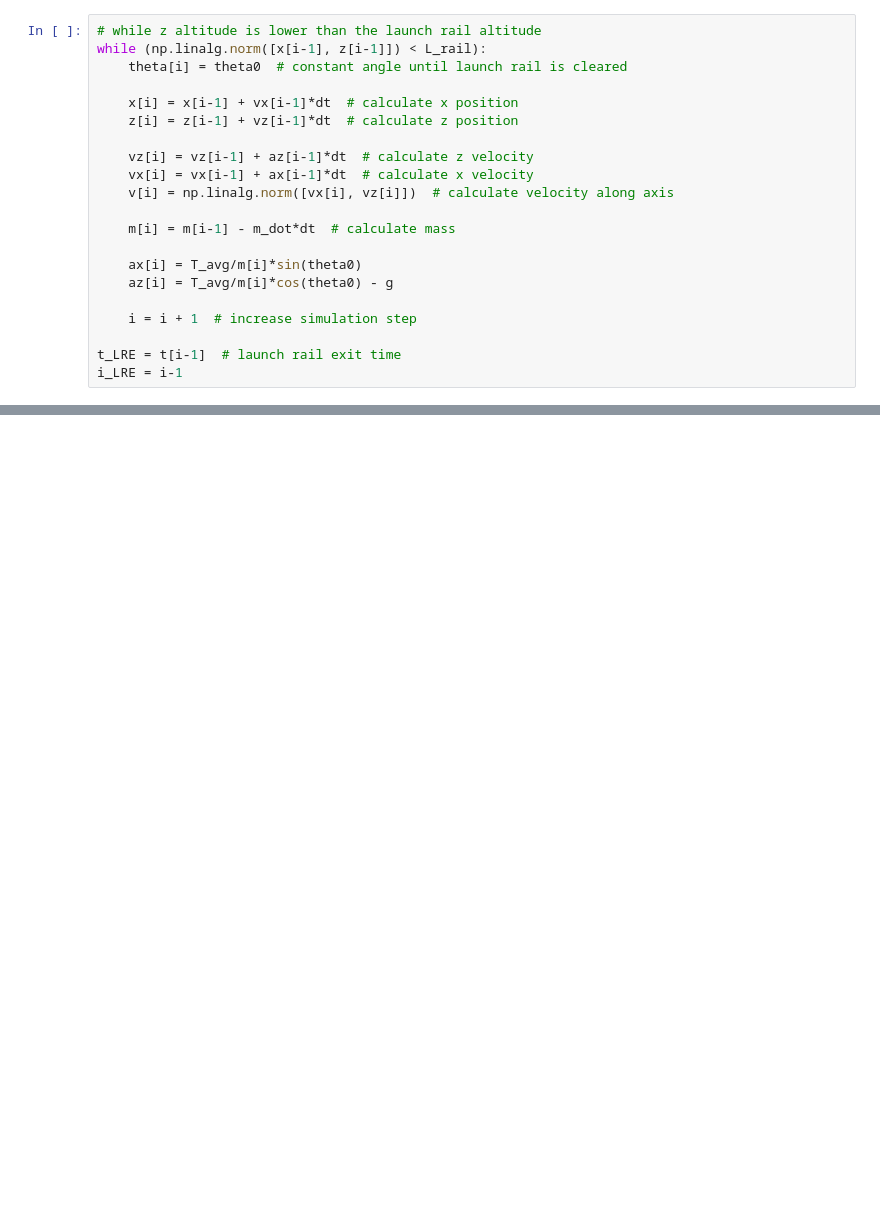
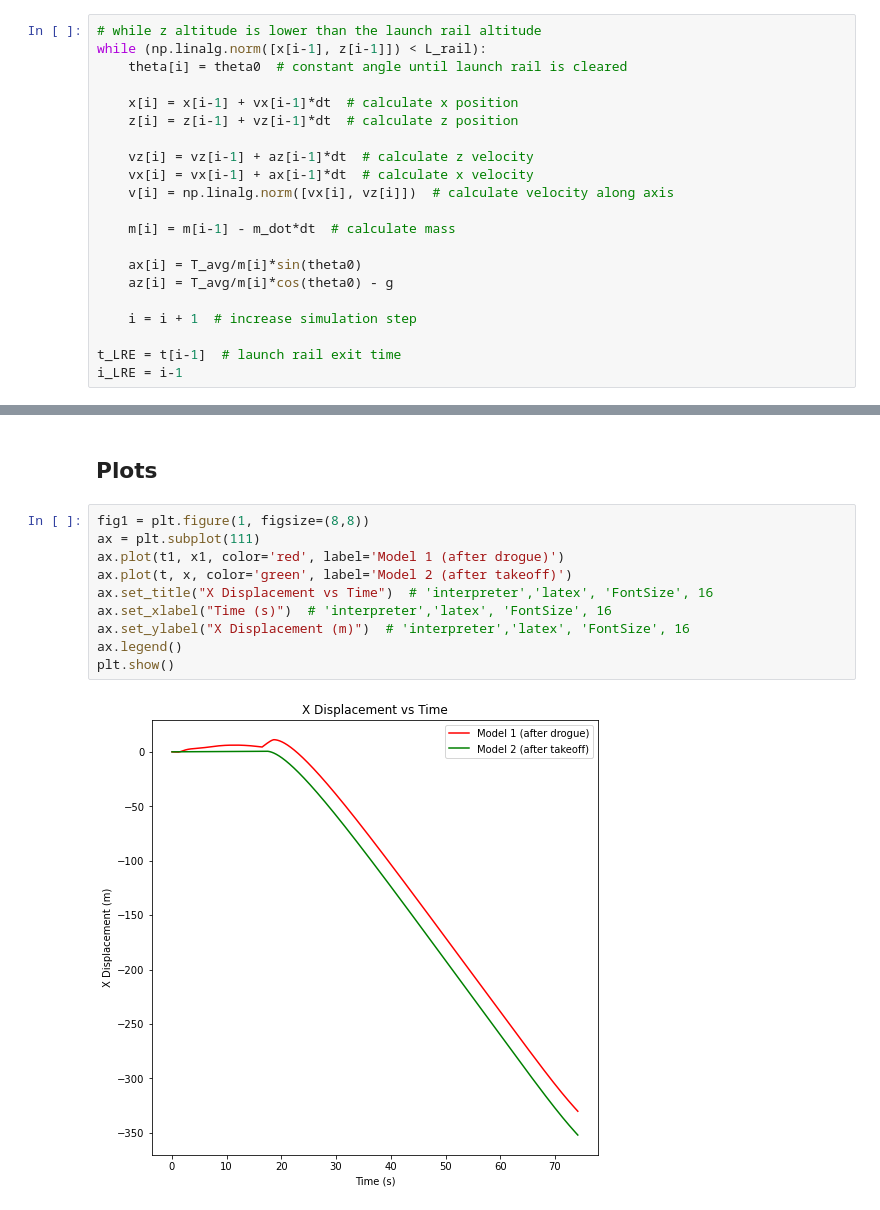
Before and after one commit to VADL-2022/IMU_VV, a Jupyter notebook: 03_Path_Recon/MATLAB_to_Python.ipynb, the cells around one changed output, grey strips where cells are left out. Cells and saved outputs as stored; diff of their text form; blank space fills up the shorter version.

```diff
--- a/03_Path_Recon/MATLAB_to_Python.ipynb
+++ b/03_Path_Recon/MATLAB_to_Python.ipynb
@@ -388,0 +385,14 @@ numpy.ndarray
+# %% [markdown]
+## Plots
+# %%
+fig1 = plt.figure(1, figsize=(8,8))
+ax = plt.subplot(111)
+ax.plot(t1, x1, color='red', label='Model 1 (after drogue)')
+ax.plot(t, x, color='green', label='Model 2 (after takeoff)')
+ax.set_title("X Displacement vs Time")  # 'interpreter','latex', 'FontSize', 16
+ax.set_xlabel("Time (s)")  # 'interpreter','latex', 'FontSize', 16
+ax.set_ylabel("X Displacement (m)")  # 'interpreter','latex', 'FontSize', 16
+ax.legend()
+plt.show()
+# %% [output]
+[figure, added]
```
Also changed, not shown: parts of 13 cells of this notebook.
